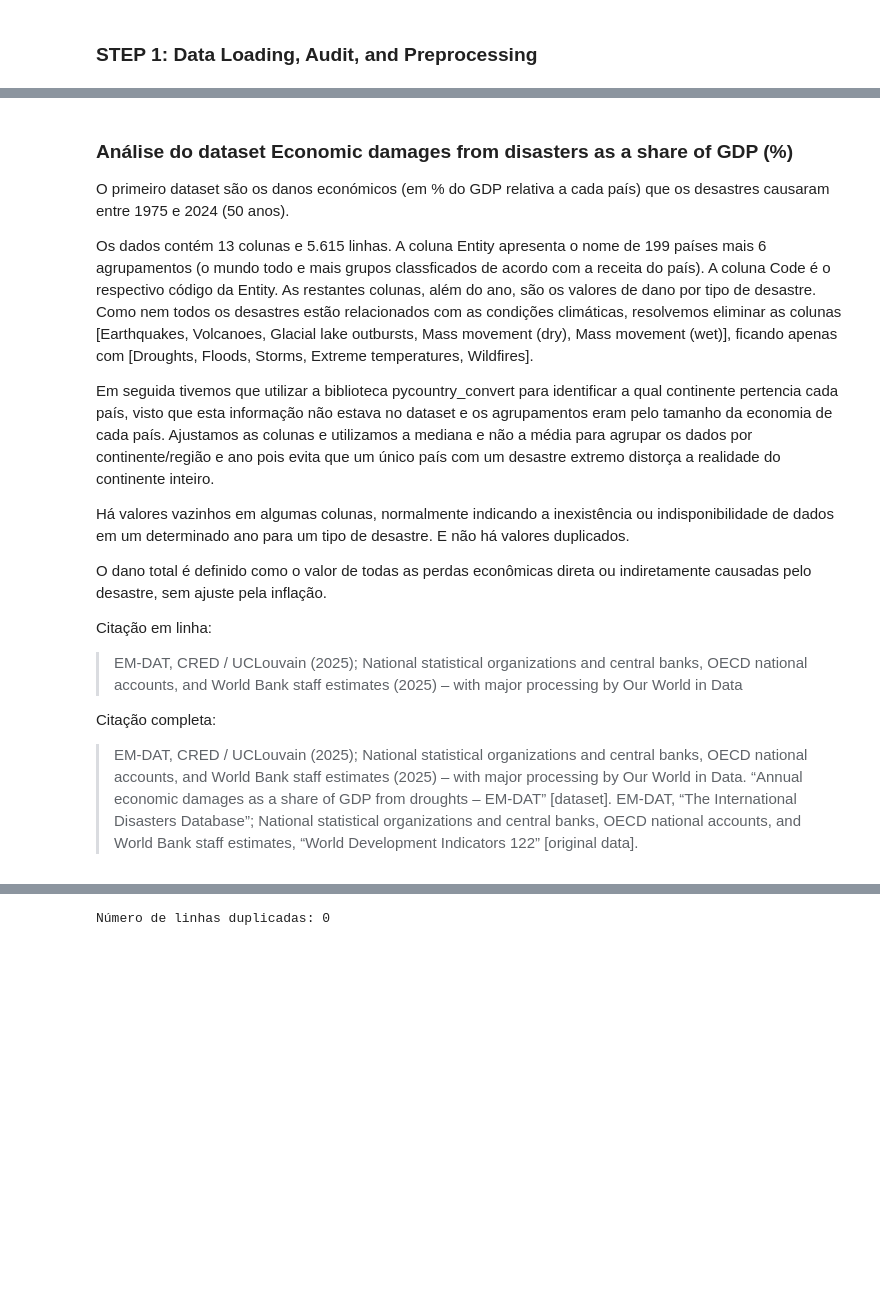
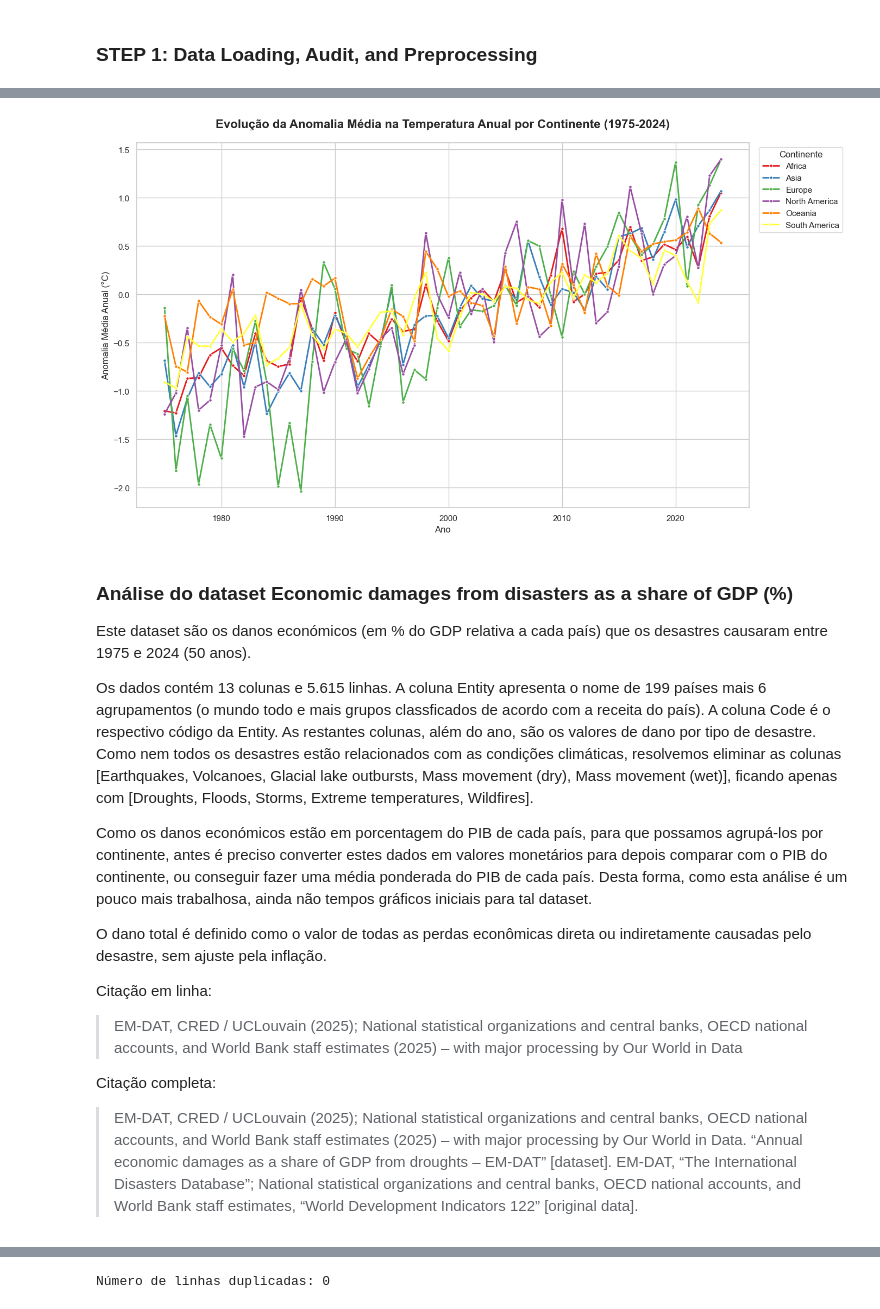
Before and after one commit to felipesabbado/2026-IPS-vd-project, a Jupyter notebook: notebooks/analysis.ipynb, the cells around one changed output, grey strips where cells are left out. Cells and saved outputs as stored; diff of their text form; code cells hidden in the pictures; blank space fills up the shorter version.

```diff
--- a/notebooks/analysis.ipynb
+++ b/notebooks/analysis.ipynb
@@ -35,13 +239,43 @@ O dataset temperature-anomaly tem 528 linhas e 6 colunas.
+# %%
+# Criar um gráfico de linhas para mostrar a evolução das anomalias médias nas temperaturas médias anuais por continente
+# 1. Configurar o estilo visual para ficar profissional (padrão IEEE)
+plt.figure(figsize=(14, 8))
+sns.set_theme(style="whitegrid") # Adiciona grades para facilitar a leitura
+
+# 2. Criar o gráfico de linhas
+# 'hue' define uma cor diferente para cada continente (Region)
+line_plot = sns.lineplot(
+    data=temperature_anomalies_3,
+    x='Year',
+    y='Yearly anomaly average',
+    hue='Region',
+    marker='o',         # Adiciona marcadores nos pontos anuais
+    markersize=4,
+    linewidth=2,
+    palette='Set1'      # Paleta de cores com alto contraste
+)
+
+# 3. Customização e Títulos
+plt.title('Evolução da Anomalia Média na Temperatura Anual por Continente (1975-2024)', fontsize=16, fontweight='bold', pad=20)
+plt.xlabel('Ano', fontsize=12)
+plt.ylabel('Anomalia Média Anual (°C)', fontsize=12)
+
+# 4. Ajustar a Legenda para fora do gráfico para não obstruir os dados
+plt.legend(title='Continente', title_fontsize='12', fontsize='11', bbox_to_anchor=(1.01, 1), loc='upper left')
+
+# 5. Ajuste fino do layout e exibição
+plt.tight_layout()
+plt.show()
+# %% [output]
+[figure, added]
 # %% [markdown]
 ### Análise do dataset **Economic damages from disasters as a share of GDP (%)**
 
-O primeiro dataset são os danos económicos (em % do GDP relativa a cada país) que os desastres causaram entre 1975 e 2024 (50 anos).
+Este dataset são os danos económicos (em % do GDP relativa a cada país) que os desastres causaram entre 1975 e 2024 (50 anos).
 
 Os dados contém 13 colunas e 5.615 linhas. A coluna Entity apresenta o nome de 199 países mais 6 agrupamentos (o mundo todo e mais grupos classficados de acordo com a receita do país). A coluna Code é o respectivo código da Entity. As restantes colunas, além do ano, são os valores de dano por tipo de desastre. Como nem todos os desastres estão relacionados com as condições climáticas, resolvemos eliminar as colunas [Earthquakes, Volcanoes, Glacial lake outbursts, Mass movement (dry), Mass movement (wet)], ficando apenas com [Droughts, Floods, Storms, Extreme temperatures, Wildfires].
 
-Em seguida tivemos que utilizar a biblioteca pycountry_convert para identificar a qual continente pertencia cada país, visto que esta informação não estava no dataset e os agrupamentos eram pelo tamanho da economia de cada país. Ajustamos as colunas e utilizamos a mediana e não a média para agrupar os dados por continente/região e ano pois evita que um único país com um desastre extremo distorça a realidade do continente inteiro.
-
-Há valores vazinhos em algumas colunas, normalmente indicando a inexistência ou indisponibilidade de dados em um determinado ano para um tipo de desastre. E não há valores duplicados.
+Como os danos económicos estão em porcentagem do PIB de cada país, para que possamos agrupá-los por continente, antes é preciso converter estes dados em valores monetários para depois comparar com o PIB do continente, ou conseguir fazer uma média ponderada do PIB de cada país. Desta forma, como esta análise é um pouco mais trabalhosa, ainda não tempos gráficos iniciais para tal dataset.
 
 O dano total é definido como o valor de todas as perdas econômicas direta ou indiretamente causadas pelo desastre, sem ajuste pela inflação.
 
```
Also changed, not shown: parts of 23 cells of this notebook, 15 other files.
